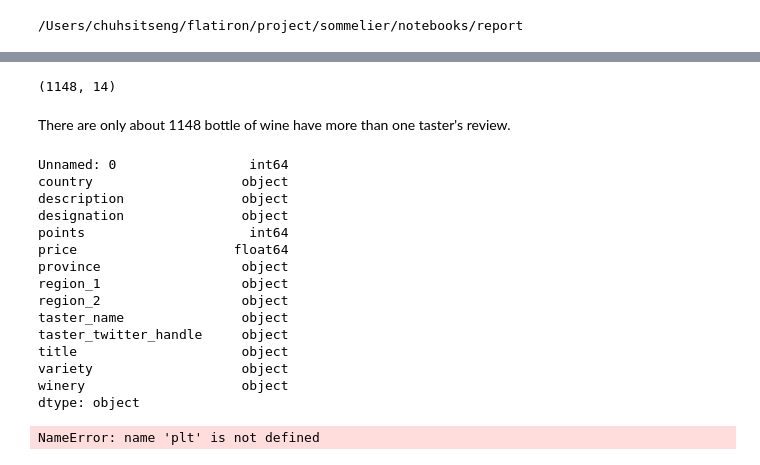
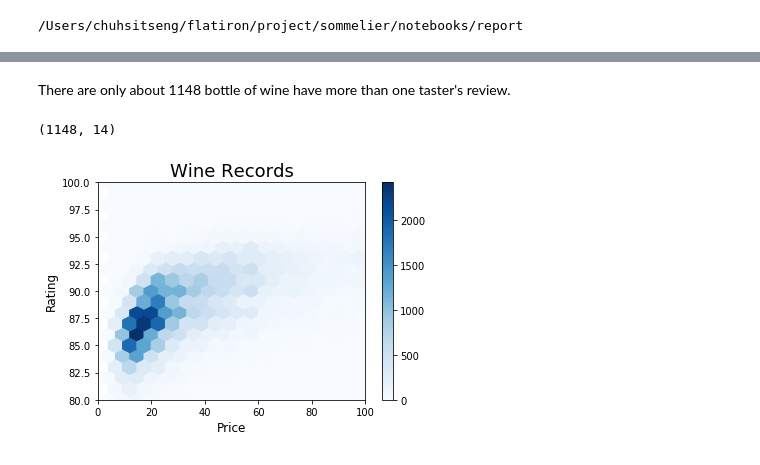
Before and after one commit to YufenLin/sommelier, a Jupyter notebook: notebooks/report/sommelier.ipynb, the cells around one changed output, grey strips where cells are left out. Drawn from its saved outputs; the diff is of its cells as text; code cells hidden in the pictures.

Commit message:
data cleaning

```diff
--- a/notebooks/report/sommelier.ipynb
+++ b/notebooks/report/sommelier.ipynb
@@ -17,10 +19,12 @@ wine_data['designation'] = wine_data['designation'].fillna("Unknown")
 wine_data['province'] = wine_data['province'].fillna("Unknown")
 wine_data['region_1'] = wine_data['region_1'].fillna("Unknown")
 wine_data['region_2'] = wine_data['region_2'].fillna("Unknown")
-wine_data['taster_name'] = wine_data['taster_name'].fillna("Unknown")
+# wine_data['taster_name'] = wine_data['taster_name'].fillna("Unknown")
 wine_data['taster_twitter_handle'] = wine_data['taster_twitter_handle'].fillna("Unknown")
 wine_data['variety'] = wine_data['variety'].fillna("Unknown")
-wine_data['price'] = wine_data['price'].fillna(0)
+# wine_data['price'] = wine_data['price'].fillna(0)
 
 #Drop the duplicate descriptions
 wine_data = wine_data.drop_duplicates('description') # 10016 duplicates
+wine_data.dropna(subset=['price','taster_name'], inplace = True) # 22597 records are unknown taster
+wine_data = wine_data[wine_data['price']<=100]  # 3229 records are price>100
@@ -27 +33,10 @@ wine_data = wine_data.drop_duplicates('description') # 10016 duplicates
+# %%
+taster_count = wine_data['taster_name'].value_counts()
+taster_drop = []
+num = 0
+for i in range(len(taster_count)):
+    if taster_count.values[i] < 4000:
+        num +=taster_count.values[i]
+        taster_drop.append(taster_count.index[i])
+wine_data = wine_data[(~wine_data['taster_name'].isin(taster_drop))]
 # %%
@@ -31,30 +54,16 @@ wine_data.shape
+# %% [markdown]
+There are only about 1148 bottle of wine have more than one taster's review.
 # %%
 wine_data[wine_data['title'].duplicated()].shape
 # %% [output]
 (1148, 14)
-# %% [markdown]
-There are only about 1148 bottle of wine have more than one taster's review.
-# %%
-wine_data.dtypes
-# %% [output]
-Unnamed: 0                 int64
-country                   object
-description               object
-designation               object
-points                     int64
-price                    float64
-province                  object
-region_1                  object
-region_2                  object
-taster_name               object
-taster_twitter_handle     object
-title                     object
-variety                   object
-winery                    object
-dtype: object
 # %%
-price_points = wine_data[wine_data['price'] < 100]
-price_points.plot.hexbin(x='price', y='points', title= 'Review Distribution',gridsize=18,cmap=plt.cm.Blues, fontsize=10)
-plt.savefig('price_points.png')
+wine_data.plot.hexbin(x='price', y='points',gridsize=18,cmap=plt.cm.Blues, fontsize=10)
+plt.xlabel('Price', fontsize=12)
+plt.ylabel('Rating', fontsize=12)
+plt.xlim(0,100)
+plt.ylim(80,100)
+plt.title('Wine Records', fontsize=18)
+plt.savefig('../../references/figures/price_points.png', dpi=300)
 # %% [output]
-NameError: name 'plt' is not defined
+[figure, added]
```
Also changed, not shown: parts of 9 cells of this notebook, 3 other files.
